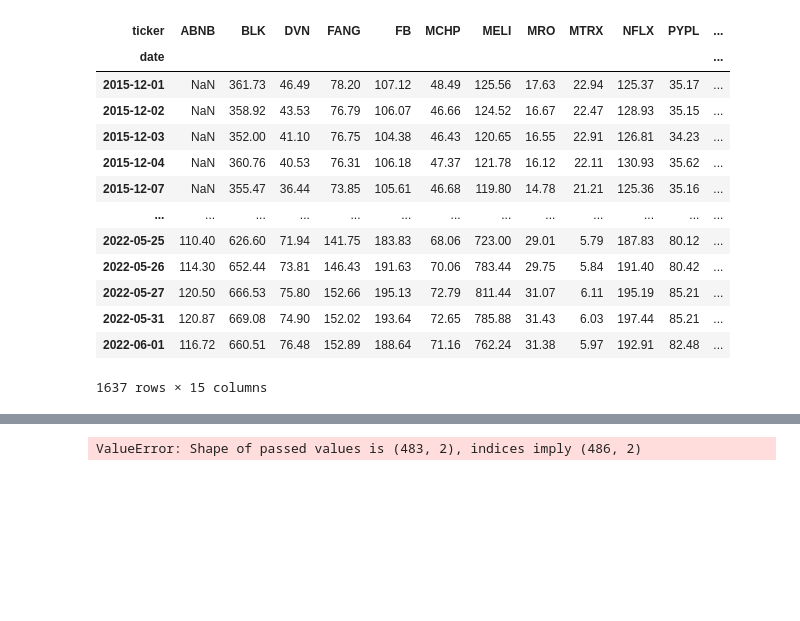
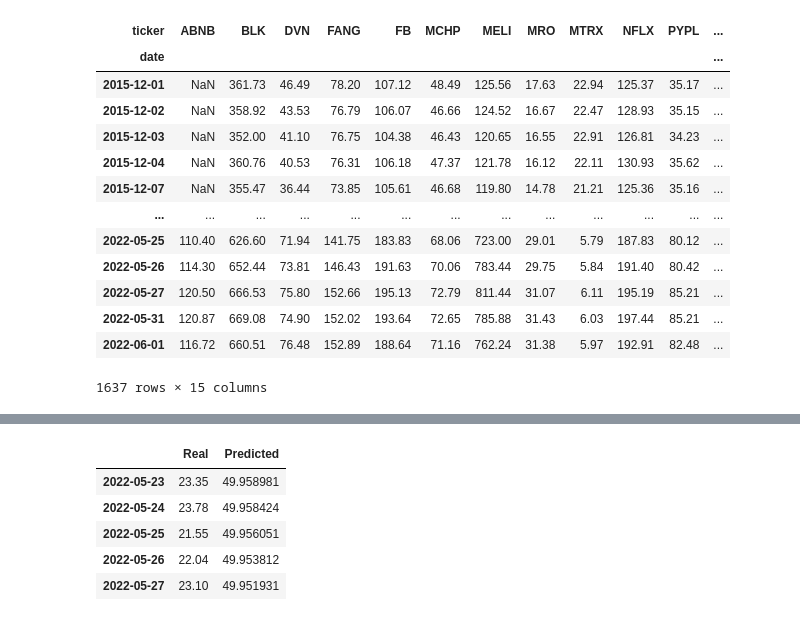
Before and after one commit to JoeHGeoghegan/P2G2-ProjectGit, a Jupyter notebook: Notebooks/models_kx.ipynb, the cells around one changed output, grey strips where cells are left out. Saved outputs shown, nothing was run; the diff lists cells and outputs as text; code cells hidden in the pictures; blank space fills up the shorter version.

```diff
--- a/Notebooks/models_kx.ipynb
+++ b/Notebooks/models_kx.ipynb
@@ -342,9 +258,14 @@ real_prices = scaler.inverse_transform(y_test.reshape(-1, 1))
 # %%
 # Create a DataFrame of Real and Predicted values
 stocks = pd.DataFrame({
     "Real": real_prices.ravel(),
     "Predicted": predicted_prices.ravel()
-}, index = uber_concat.index[-len(real_prices): ])
-stocks.head()
+}, index = uber_sent_df.index[-len(real_prices): ])
+stocks.tail()
 # %% [output]
-ValueError: Shape of passed values is (483, 2), indices imply (486, 2)
+|  | Real | Predicted |
+| 2022-05-23 | 23.35 | 49.958981 |
+| 2022-05-24 | 23.78 | 49.958424 |
+| 2022-05-25 | 21.55 | 49.956051 |
+| 2022-05-26 | 22.04 | 49.953812 |
+| 2022-05-27 | 23.10 | 49.951931 |
```
Also changed, not shown: parts of 19 cells of this notebook, 1 other file.
